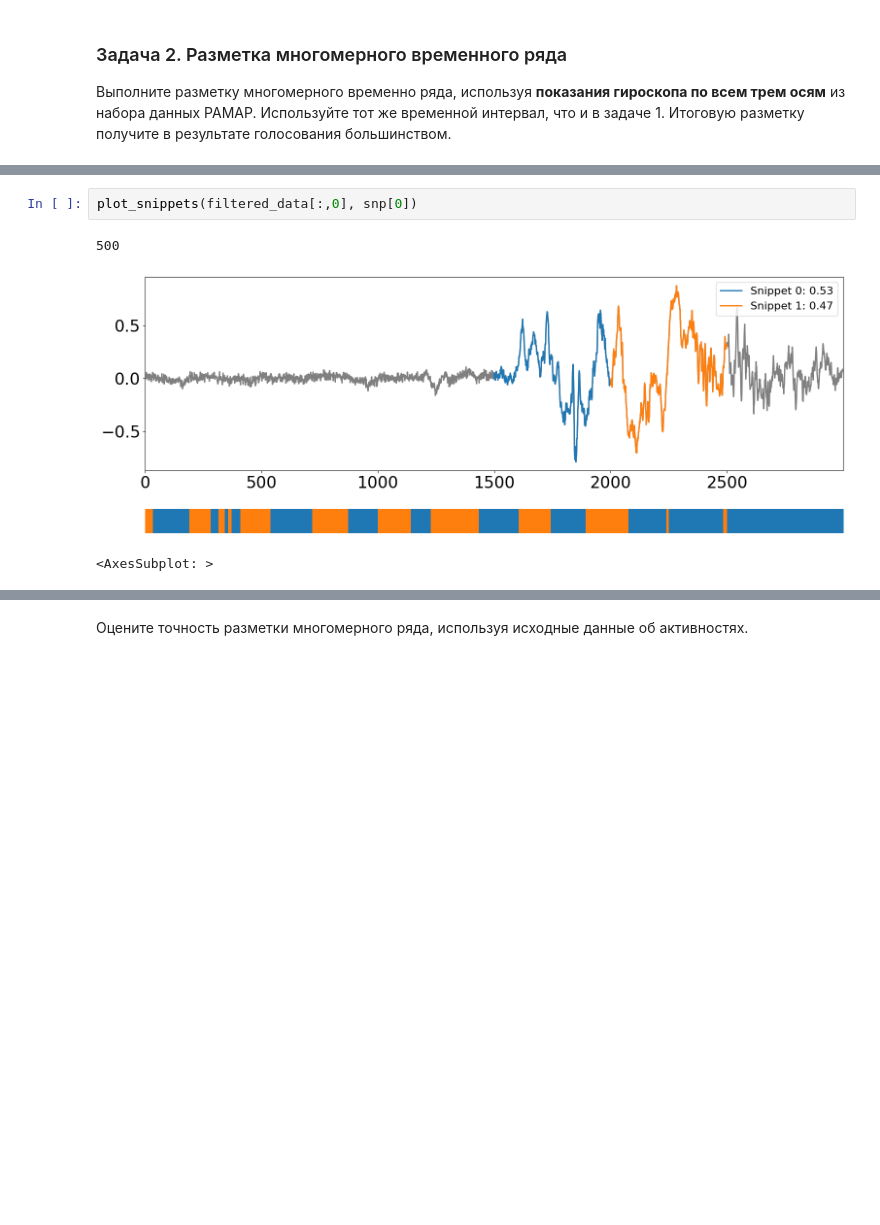
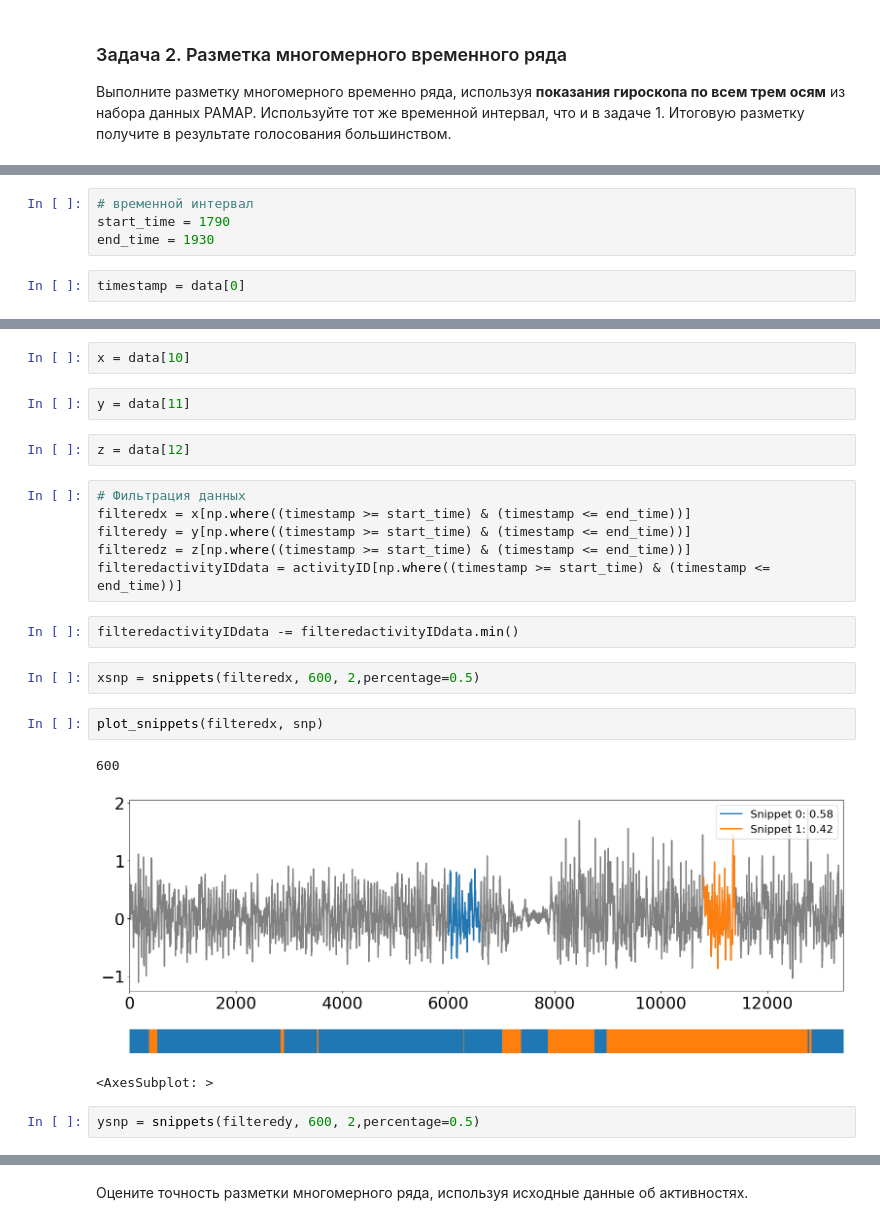
Before and after one commit to wilkak/2024-Gorbunov-TimeSeriesCourse, a Jupyter notebook: practice/05 Snippets/05 Snippets.ipynb, the cells around one changed output, grey strips where cells are left out. Cells and saved outputs as stored; diff of their text form; blank space fills up the shorter version.

```diff
--- a/practice/05 Snippets/05 Snippets.ipynb
+++ b/practice/05 Snippets/05 Snippets.ipynb
@@ -117,0 +103,6 @@ snp.append(snippets(filtered_data[:,2], 500, 2))
+# %%
+# временной интервал
+start_time = 1790
+end_time = 1930
+# %%
+timestamp = data[0]
@@ -118,7 +111,25 @@ snp.append(snippets(filtered_data[:,2], 500, 2))
+# %%
+x = data[10]
+# %%
+y = data[11]
+# %%
+z = data[12]
+# %%
+# Фильтрация данных
+filteredx = x[np.where((timestamp >= start_time) & (timestamp <= end_time))]
+filteredy = y[np.where((timestamp >= start_time) & (timestamp <= end_time))]
+filteredz = z[np.where((timestamp >= start_time) & (timestamp <= end_time))]
+filteredactivityIDdata = activityID[np.where((timestamp >= start_time) & (timestamp <= end_time))]
+# %%
+filteredactivityIDdata -= filteredactivityIDdata.min()
+# %%
+xsnp = snippets(filteredx, 600, 2,percentage=0.5)
 # %%
-plot_snippets(filtered_data[:,0], snp[0])
+plot_snippets(filteredx, snp)
 # %% [output]
-500
+600
-[figure, old version]
+[figure, new version]
 <AxesSubplot: >
+# %%
+ysnp = snippets(filteredy, 600, 2,percentage=0.5)
 # %%
```
Also changed, not shown: parts of 32 cells of this notebook, 1 other file.
